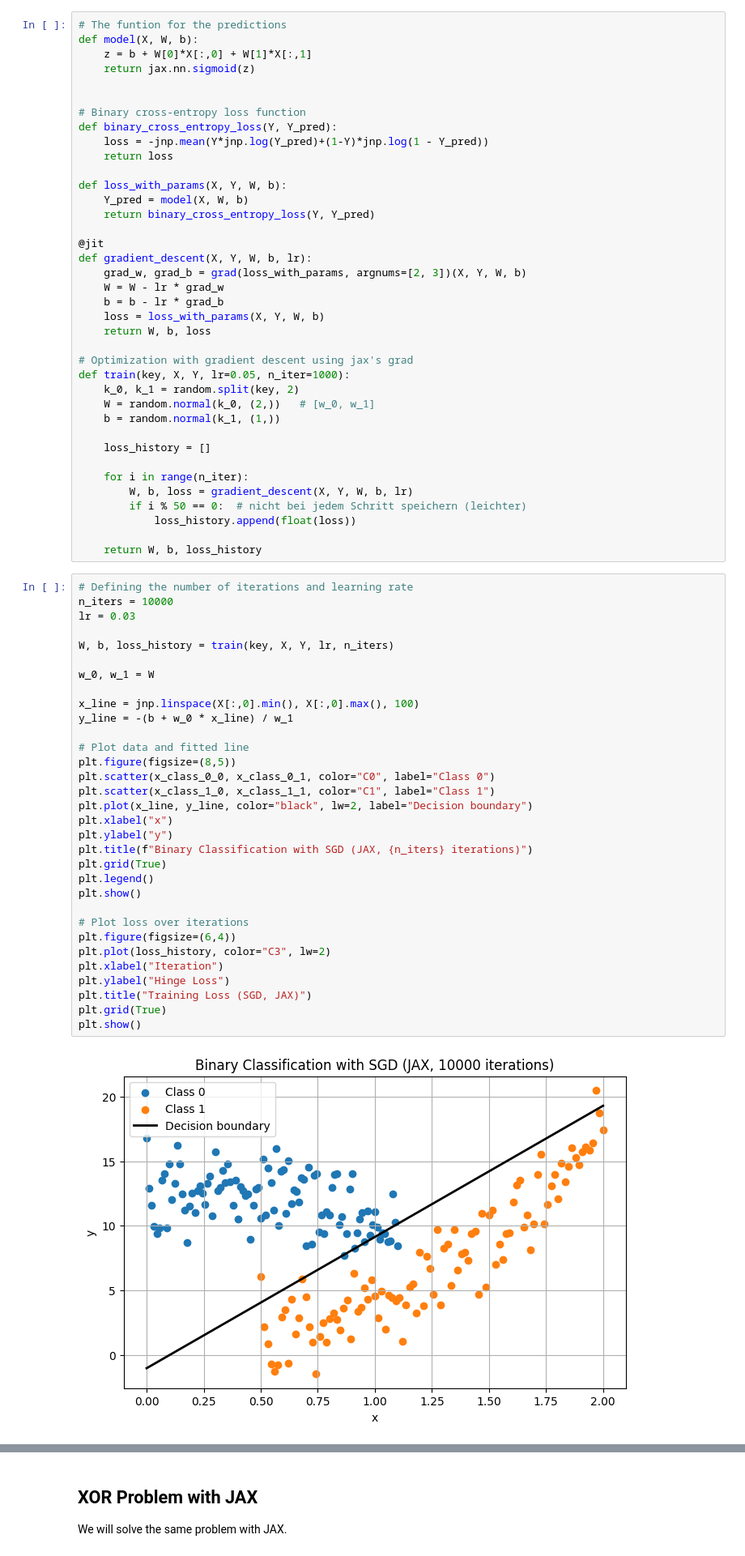
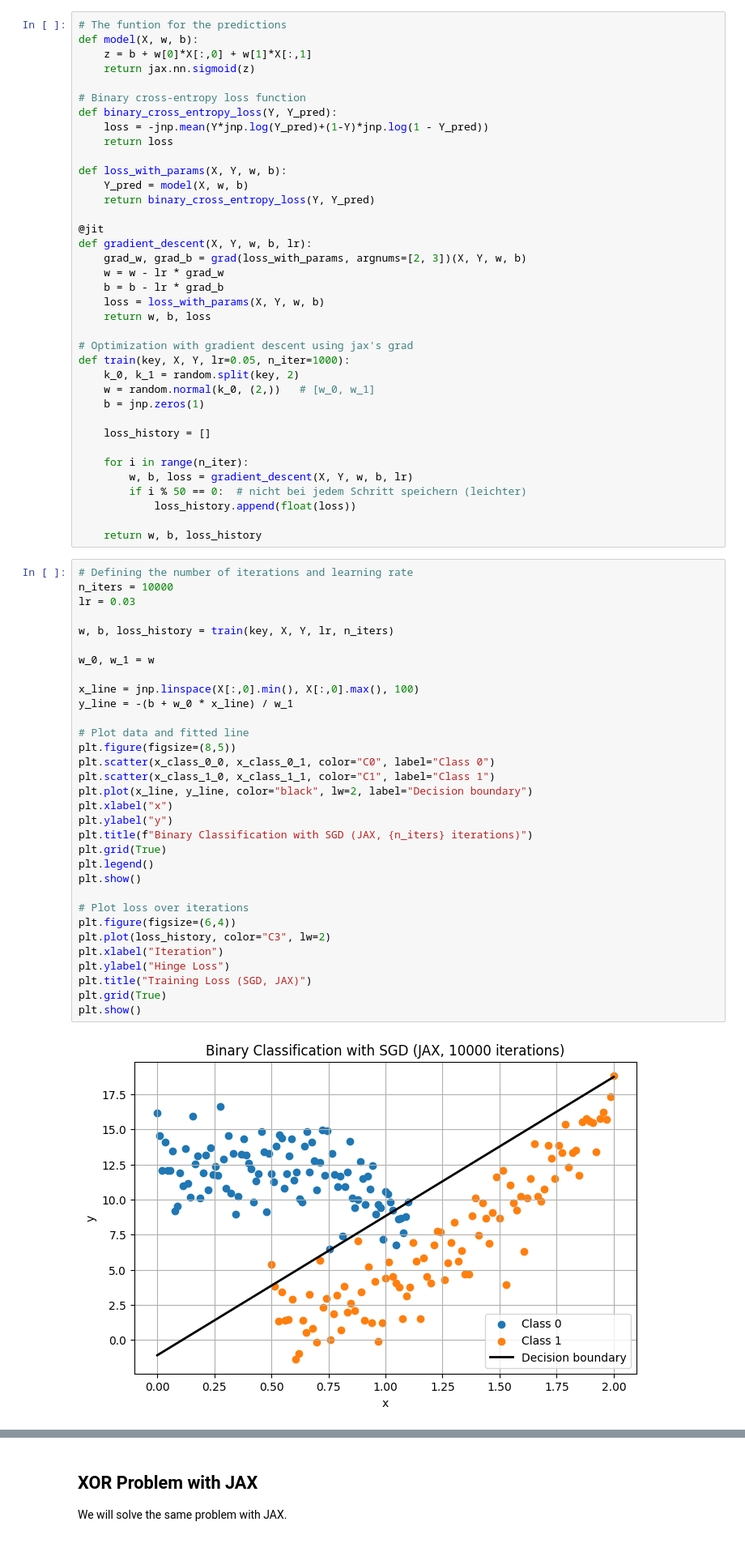
Before and after one commit to faressc/dl4ad, a Jupyter notebook: notebooks/03-perceptrons.ipynb, the cells around one changed output, grey strips where cells are left out. Shown at 81% size. Drawn from its saved outputs; the diff is of its cells as text.

```diff
--- a/notebooks/03-perceptrons.ipynb
+++ b/notebooks/03-perceptrons.ipynb
@@ -89,72 +90,71 @@ where:
 # %%
 # The funtion for the predictions
-def model(X, W, b):
-    z = b + W[0]*X[:,0] + W[1]*X[:,1]
+def model(X, w, b):
+    z = b + w[0]*X[:,0] + w[1]*X[:,1]
     return jax.nn.sigmoid(z)
-
 
 # Binary cross-entropy loss function
 def binary_cross_entropy_loss(Y, Y_pred):
     loss = -jnp.mean(Y*jnp.log(Y_pred)+(1-Y)*jnp.log(1 - Y_pred))
     return loss
 
-def loss_with_params(X, Y, W, b):
-    Y_pred = model(X, W, b)
+def loss_with_params(X, Y, w, b):
+    Y_pred = model(X, w, b)
     return binary_cross_entropy_loss(Y, Y_pred)
 
 @jit
-def gradient_descent(X, Y, W, b, lr):
-    grad_w, grad_b = grad(loss_with_params, argnums=[2, 3])(X, Y, W, b)
-    W = W - lr * grad_w
+def gradient_descent(X, Y, w, b, lr):
+    grad_w, grad_b = grad(loss_with_params, argnums=[2, 3])(X, Y, w, b)
+    w = w - lr * grad_w
     b = b - lr * grad_b
-    loss = loss_with_params(X, Y, W, b)
-    return W, b, loss
+    loss = loss_with_params(X, Y, w, b)
+    return w, b, loss
 
 # Optimization with gradient descent using jax's grad
 def train(key, X, Y, lr=0.05, n_iter=1000):
     k_0, k_1 = random.split(key, 2)
-    W = random.normal(k_0, (2,))   # [w_0, w_1]
-    b = random.normal(k_1, (1,))
+    w = random.normal(k_0, (2,))   # [w_0, w_1]
+    b = jnp.zeros(1)
 
     loss_history = []
 
     for i in range(n_iter):
-        W, b, loss = gradient_descent(X, Y, W, b, lr)
+        w, b, loss = gradient_descent(X, Y, w, b, lr)
         if i % 50 == 0:  # nicht bei jedem Schritt speichern (leichter)
             loss_history.append(float(loss))
 
-    return W, b, loss_history
+    return w, b, loss_history
 # %%
 # Defining the number of iterations and learning rate
 n_iters = 10000
 lr = 0.03
 
-W, b, loss_history = train(key, X, Y, lr, n_iters)
+w, b, loss_history = train(key, X, Y, lr, n_iters)
 
-w_0, w_1 = W
+w_0, w_1 = w
 
 x_line = jnp.linspace(X[:,0].min(), X[:,0].max(), 100)
 y_line = -(b + w_0 * x_line) / w_1
 
 # Plot data and fitted line
 plt.figure(figsize=(8,5))
 plt.scatter(x_class_0_0, x_class_0_1, color="C0", label="Class 0")
 plt.scatter(x_class_1_0, x_class_1_1, color="C1", label="Class 1")
 plt.plot(x_line, y_line, color="black", lw=2, label="Decision boundary")
 plt.xlabel("x")
 plt.ylabel("y")
 plt.title(f"Binary Classification with SGD (JAX, {n_iters} iterations)")
 plt.grid(True)
 plt.legend()
 plt.show()
 
 # Plot loss over iterations
 plt.figure(figsize=(6,4))
 plt.plot(loss_history, color="C3", lw=2)
 plt.xlabel("Iteration")
 plt.ylabel("Hinge Loss")
 plt.title("Training Loss (SGD, JAX)")
 plt.grid(True)
 plt.show()
 # %% [output]
-[figure, old version]
+[figure, new version]
```
Also changed, not shown: parts of 15 cells of this notebook.
